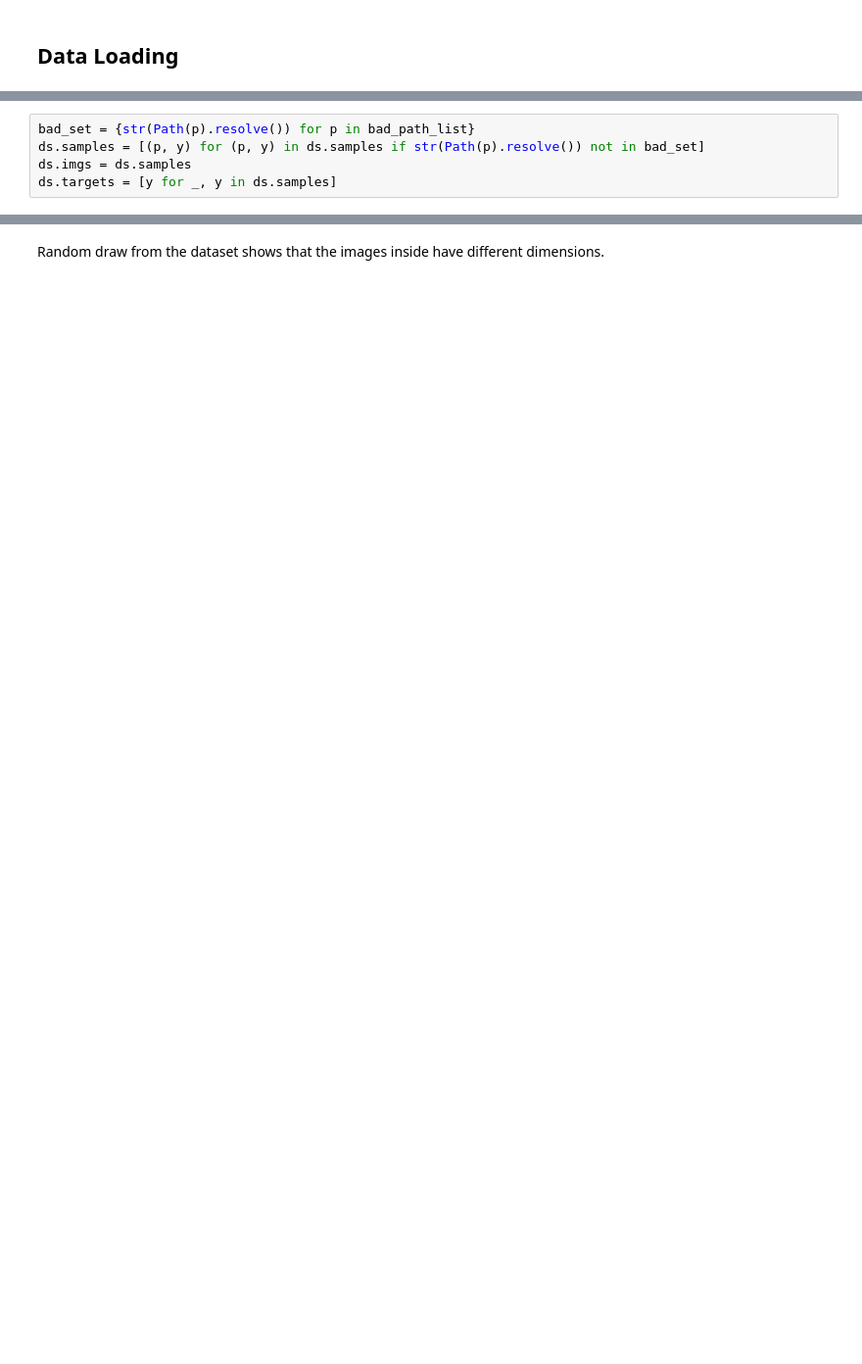
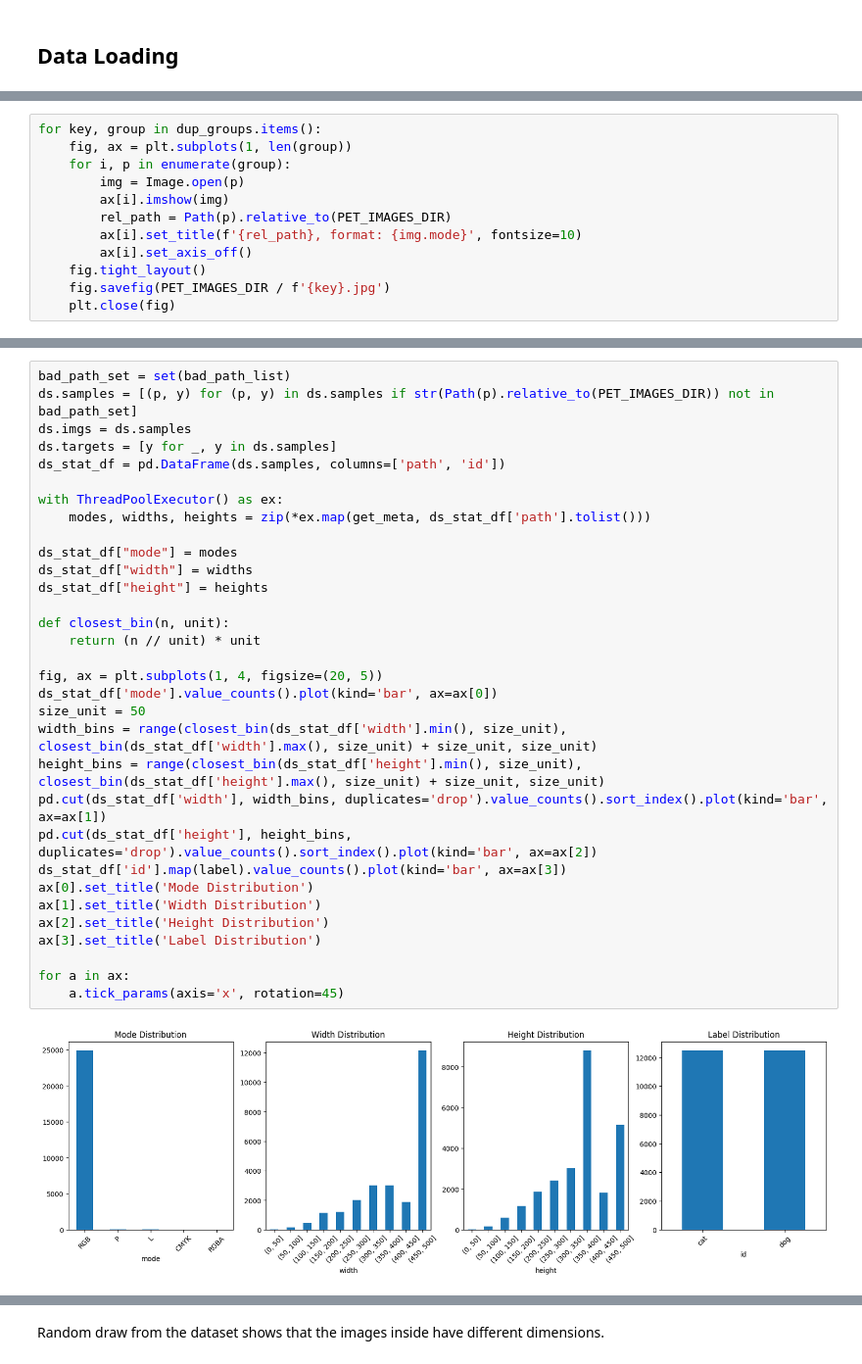
Before and after one commit to vvclin-git/kaggle-image-classification-cats_dogs, a Jupyter notebook: notebooks/00_eda.ipynb, the cells around one changed output, grey strips where cells are left out. Shown at 98% size. Cells and saved outputs as stored; diff of their text form; blank space fills up the shorter version.

Commit message:
duplicate & corrupt image handling

```diff
--- a/notebooks/00_eda.ipynb
+++ b/notebooks/00_eda.ipynb
@@ -101,0 +246,12 @@ C:\Coding Stuff\Python\kaggle\kaggle-image-classification-cats_dogs\data\raw\Pet
+# %%
+for key, group in dup_groups.items():
+    fig, ax = plt.subplots(1, len(group))
+    for i, p in enumerate(group):
+        img = Image.open(p)
+        ax[i].imshow(img)
+        rel_path = Path(p).relative_to(PET_IMAGES_DIR)
+        ax[i].set_title(f'{rel_path}, format: {img.mode}', fontsize=10)
+        ax[i].set_axis_off()
+    fig.tight_layout()
+    fig.savefig(PET_IMAGES_DIR / f'{key}.jpg')
+    plt.close(fig)
@@ -102,5 +271,34 @@ C:\Coding Stuff\Python\kaggle\kaggle-image-classification-cats_dogs\data\raw\Pet
 # %%
-bad_set = {str(Path(p).resolve()) for p in bad_path_list}
-ds.samples = [(p, y) for (p, y) in ds.samples if str(Path(p).resolve()) not in bad_set]
+bad_path_set = set(bad_path_list)
+ds.samples = [(p, y) for (p, y) in ds.samples if str(Path(p).relative_to(PET_IMAGES_DIR)) not in bad_path_set]
 ds.imgs = ds.samples
 ds.targets = [y for _, y in ds.samples]
+ds_stat_df = pd.DataFrame(ds.samples, columns=['path', 'id'])
+
+with ThreadPoolExecutor() as ex:
+    modes, widths, heights = zip(*ex.map(get_meta, ds_stat_df['path'].tolist()))
+
+ds_stat_df["mode"] = modes
+ds_stat_df["width"] = widths
+ds_stat_df["height"] = heights
+
+def closest_bin(n, unit):
+    return (n // unit) * unit
+
+fig, ax = plt.subplots(1, 4, figsize=(20, 5))
+ds_stat_df['mode'].value_counts().plot(kind='bar', ax=ax[0])
+size_unit = 50
+width_bins = range(closest_bin(ds_stat_df['width'].min(), size_unit), closest_bin(ds_stat_df['width'].max(), size_unit) + size_unit, size_unit)
+height_bins = range(closest_bin(ds_stat_df['height'].min(), size_unit), closest_bin(ds_stat_df['height'].max(), size_unit) + size_unit, size_unit)
+pd.cut(ds_stat_df['width'], width_bins, duplicates='drop').value_counts().sort_index().plot(kind='bar', ax=ax[1])
+pd.cut(ds_stat_df['height'], height_bins, duplicates='drop').value_counts().sort_index().plot(kind='bar', ax=ax[2])
+ds_stat_df['id'].map(label).value_counts().plot(kind='bar', ax=ax[3])
+ax[0].set_title('Mode Distribution')
+ax[1].set_title('Width Distribution')
+ax[2].set_title('Height Distribution')
+ax[3].set_title('Label Distribution')
+
+for a in ax:
+    a.tick_params(axis='x', rotation=45)
+# %% [output]
+[figure, added]
```
Also changed, not shown: parts of 20 cells of this notebook, 3 other files.
